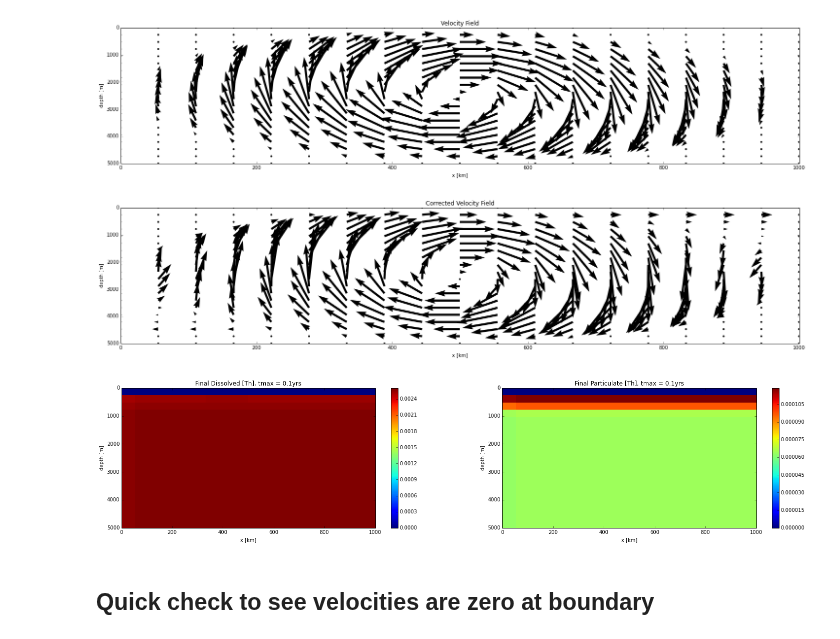
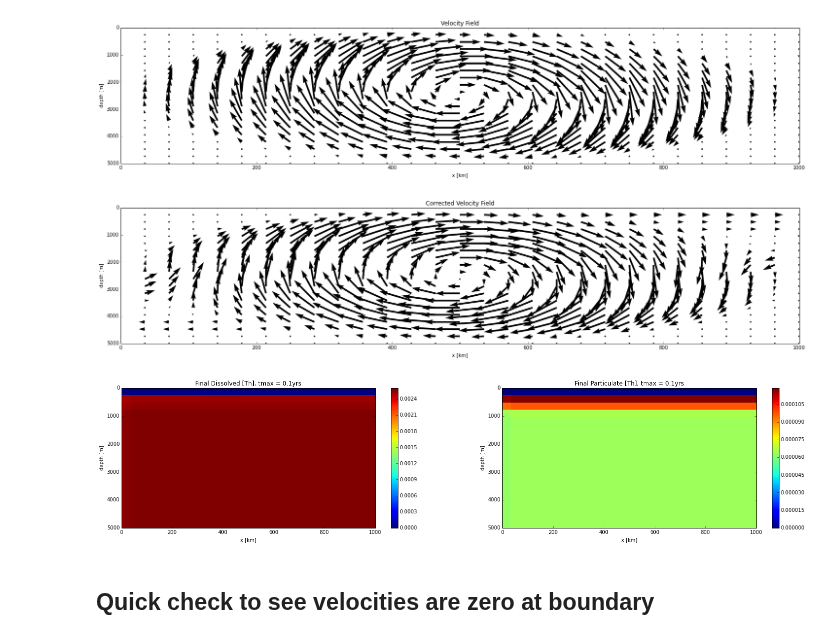
Before and after one commit to UBC-MOAD/pa-th-simple, a Jupyter notebook: prelim-model/Testbook.ipynb, the cells around one changed output. Drawn from its saved outputs; the diff is of its cells as text; code cells hidden in the pictures.

```diff
--- a/prelim-model/Testbook.ipynb
+++ b/prelim-model/Testbook.ipynb
@@ -20,36 +20,36 @@ xmax = 1e6
 zmin = 0
 zmax = 5e3
 nz = 20
-nx = 19
+nx = 29              # must be odd
 ng = 1
 g = ThPa2D.FDgrid(nx, nz, ng)
 h = ThPa2D.FDgrid(nx, nz, ng)
 
 # chemistry
 k_ad, k_de, Q = ThPa2D.k_sorp('Th', xmin, xmax, zmin, zmax, nx, nz)
 
 # initial profile
 init = ThPa2D.plot_init(g, h, xmin, xmax, zmin, zmax, nx, nz, 'Th')
 pylab.close('all')
 
 # velocity
 u, flowfig = ThPa2D.u_simple(xmin, xmax, zmin, zmax, nx, nz, V)
 u, flowfig = ThPa2D.u_simple_c(u, xmin, xmax, zmin, zmax, nx, nz)
 
 # Th loop
 g, h = ThPa2D.adflow(g, h, t, T, u, k_ad, k_de, Q, ThPa2D.upwind)
 
 #plot results
 meshTh = ThPa2D.plotprof(g, h, xmin, xmax, zmin, zmax, nx, nz, T, 'Th')
 
 # store results
 DTh1vel = {}
 PTh1vel = {}
 DTh1vel['1tmax'] = g.a
 PTh1vel['1tmax'] = h.a
 # %% [output]
-[figure, old version]
+[figure, new version]
-[figure, old version]
+[figure, new version]
 [figure]
 # %% [markdown]
 ## Quick check to see velocities are zero at boundary
```
Also changed, not shown: parts of 6 cells of this notebook.
